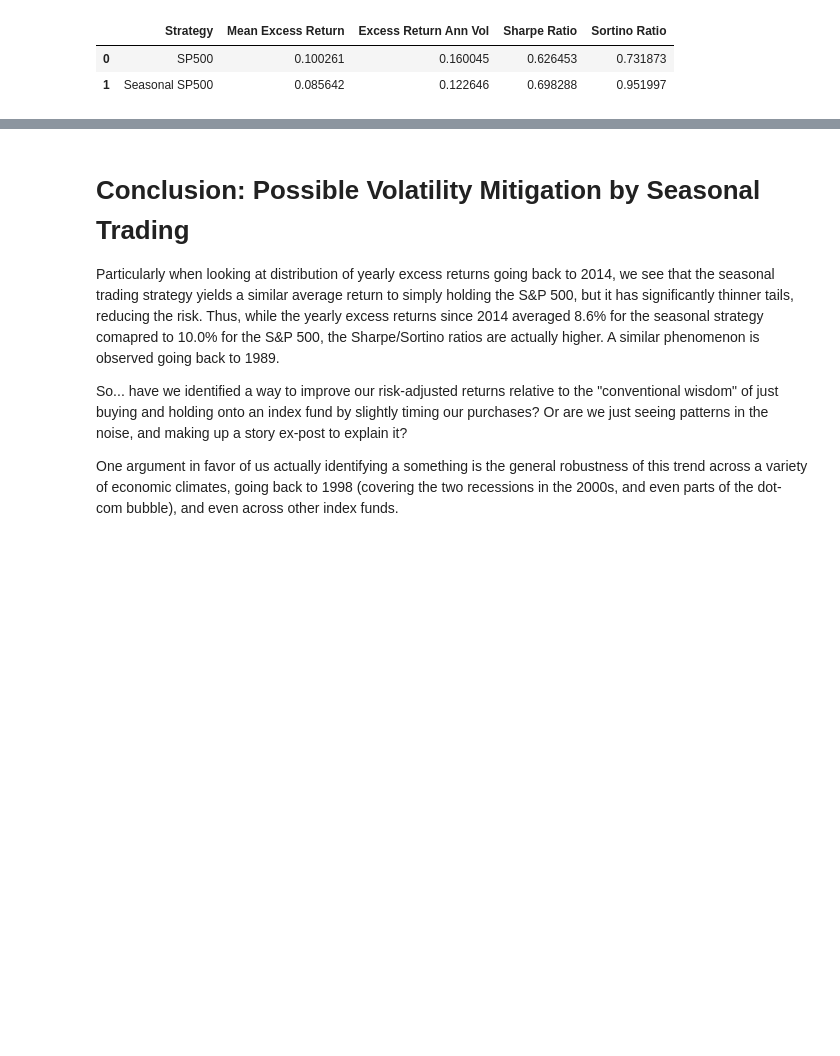
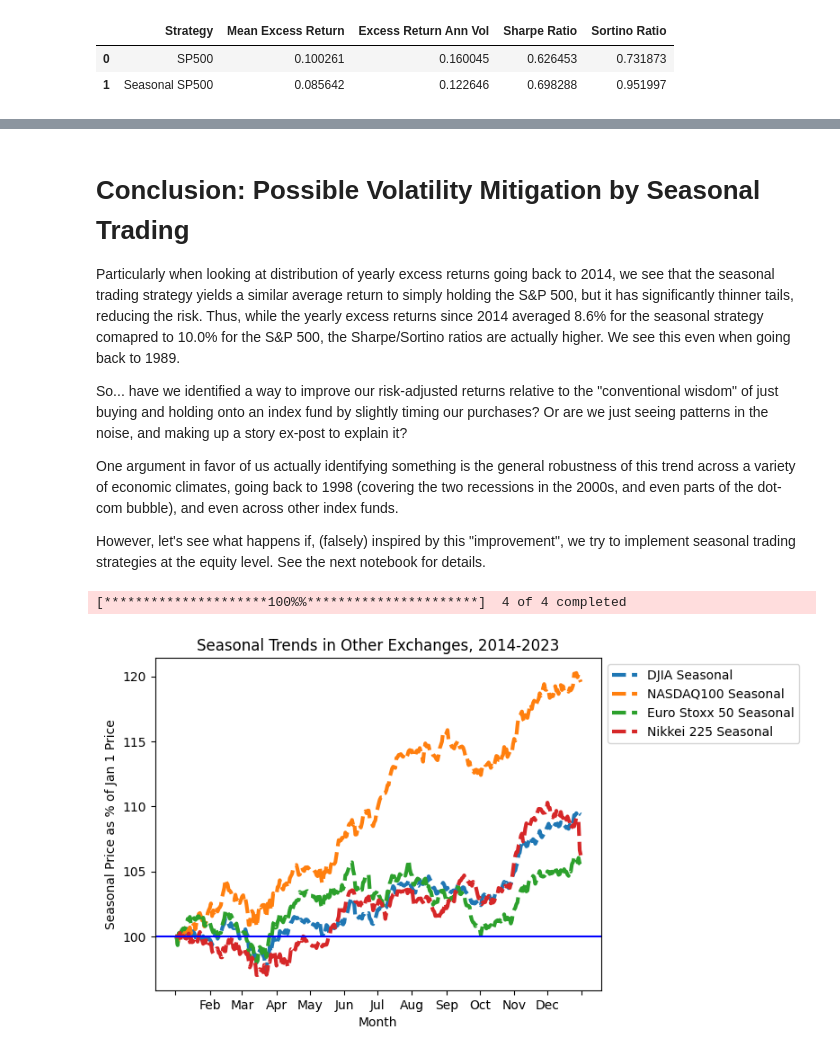
Before and after one commit to raywang202/technical-trading, a Jupyter notebook: Initial Exploration.ipynb, the cells around one changed output, grey strips where cells are left out. Cells and saved outputs as stored; diff of their text form; code cells hidden in the pictures; blank space fills up the shorter version.

```diff
--- a/Initial Exploration.ipynb
+++ b/Initial Exploration.ipynb
@@ -273,8 +283,10 @@ plt.show()
 # %% [markdown]
 # Conclusion: Possible Volatility Mitigation by Seasonal Trading
 
-Particularly when looking at distribution of yearly excess returns going back to 2014, we see that the seasonal trading strategy yields a similar average return to simply holding the S&P 500, but it has significantly thinner tails, reducing the risk. Thus, while the yearly excess returns since 2014 averaged 8.6% for the seasonal strategy comapred to 10.0% for the S&P 500, the Sharpe/Sortino ratios are actually higher. A similar phenomenon is observed going back to 1989.
+Particularly when looking at distribution of yearly excess returns going back to 2014, we see that the seasonal trading strategy yields a similar average return to simply holding the S&P 500, but it has significantly thinner tails, reducing the risk. Thus, while the yearly excess returns since 2014 averaged 8.6% for the seasonal strategy comapred to 10.0% for the S&P 500, the Sharpe/Sortino ratios are actually higher. We see this even when going back to 1989.
 
 So... have we identified a way to improve our risk-adjusted returns relative to the "conventional wisdom" of just buying and holding onto an index fund by slightly timing our purchases? Or are we just seeing patterns in the noise, and making up a story ex-post to explain it?
 
-One argument in favor of us actually identifying a something is the general robustness of this trend across a variety of economic climates, going back to 1998 (covering the two recessions in the 2000s, and even parts of the dot-com bubble), and even across other index funds.
+One argument in favor of us actually identifying something is the general robustness of this trend across a variety of economic climates, going back to 1998 (covering the two recessions in the 2000s, and even parts of the dot-com bubble), and even across other index funds.
+
+However, let's see what happens if, (falsely) inspired by this "improvement", we try to implement seasonal trading strategies at the equity level. See the next notebook for details.
@@ -283,0 +293,58 @@ indices = ['^FCHI','
+# %%
+indices = ['^DJI','^NDX','FEZ','^N225']
+start_date = '2014-01-01'
+end_date = '2024-01-04'
+
+other_prices = pd.DataFrame(yf.download(indices, start_date, end_date)['Adj Close'])
+other_prices.rename(columns={"^DJI": "DJIA", "^NDX": "NASDAQ100", "FEZ": "Euro Stoxx 50",
+                            "^N225": "Nikkei 225"},inplace=True)
+
+all_dates = pd.date_range(start_date, end_date)
+other_prices['Price Date'] = other_prices.index
+
+# Since we are pulling data from different exchanges (with different trading days),
+# some of the trading data will have NaNs. Since this is just an illustrative
+# example, backfill with the most recent price on the exchange, afterwards.
+# Then backfill again for every day of the year.
+other_prices=other_prices.bfill()
+other_prices = other_prices.reindex(all_dates, method='bfill')
+other_prices = other_prices[other_prices.index < '2024-01-01']
+
+# Normalize prices relative to first of the year
+other_prices['Year'] = other_prices.index.year
+other_prices['Month Day'] = other_prices.index.strftime('%m-%d')
+for name in ['DJIA','NASDAQ100','Euro Stoxx 50','Nikkei 225']:
+    other_prices[name+' Yr Init Price'] = other_prices.groupby('Year', sort=False).transform(
+    'first')[name]
+    other_prices[name+' Seasonal'] = (other_prices[name] /
+                                        other_prices[name+' Yr Init Price'] * 100)
+other_seasonal = other_prices[['Month Day','DJIA Seasonal','NASDAQ100 Seasonal',
+                        'Euro Stoxx 50 Seasonal','Nikkei 225 Seasonal']].groupby('Month Day').mean()
+other_seasonal['plot date'] = list(other_seasonal.reset_index()['Month Day'].apply(
+    lambda x: datetime.strptime("2000-" + x, "%Y-%m-%d")))
+other_seasonal = other_seasonal[other_seasonal['plot date'] != '2000-02-29']
+
+# Plot
+fig, ax = plt.subplots()
+for name in ['DJIA','NASDAQ100','Euro Stoxx 50','Nikkei 225']:
+    ax.plot(other_seasonal['plot date'], other_seasonal[name+' Seasonal'],
+            label=name+' Seasonal', linewidth=3.0, linestyle='dashed')
+
+ax.axhline(y=100, color='blue')
+
+locator = mdates.MonthLocator()  # every month
+formatter = mdates.ConciseDateFormatter(
+    locator,
+    formats=['', '%b', '%d', '%H:%M', '%H:%M', '%S.%f'],
+    offset_formats=['', '', '%b', '%b-%d', '%b-%d', '%b-%d %H:%M']
+)
+ax.xaxis.set_major_locator(locator)
+ax.xaxis.set_major_formatter(formatter)
+plt.title("Seasonal Trends in Other Exchanges, 2014-2023")
+ax.legend(bbox_to_anchor=(1, 1), loc='upper left')
+plt.ylabel("Seasonal Price as % of Jan 1 Price")
+plt.xlabel('Month')
+plt.show()
+# %% [output]
+[*********************100%%**********************]  4 of 4 completed
+[figure, added]
```
Also changed, not shown: parts of 5 cells of this notebook, 1 other file.
